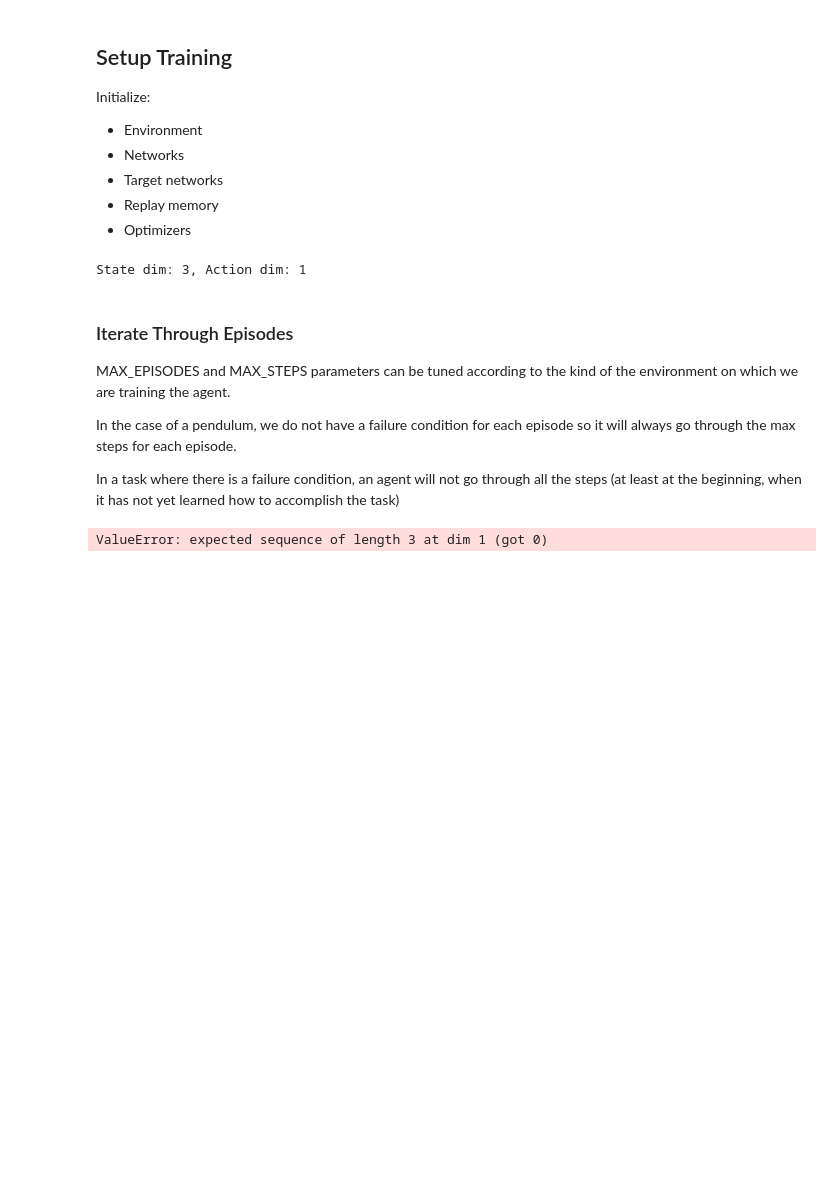
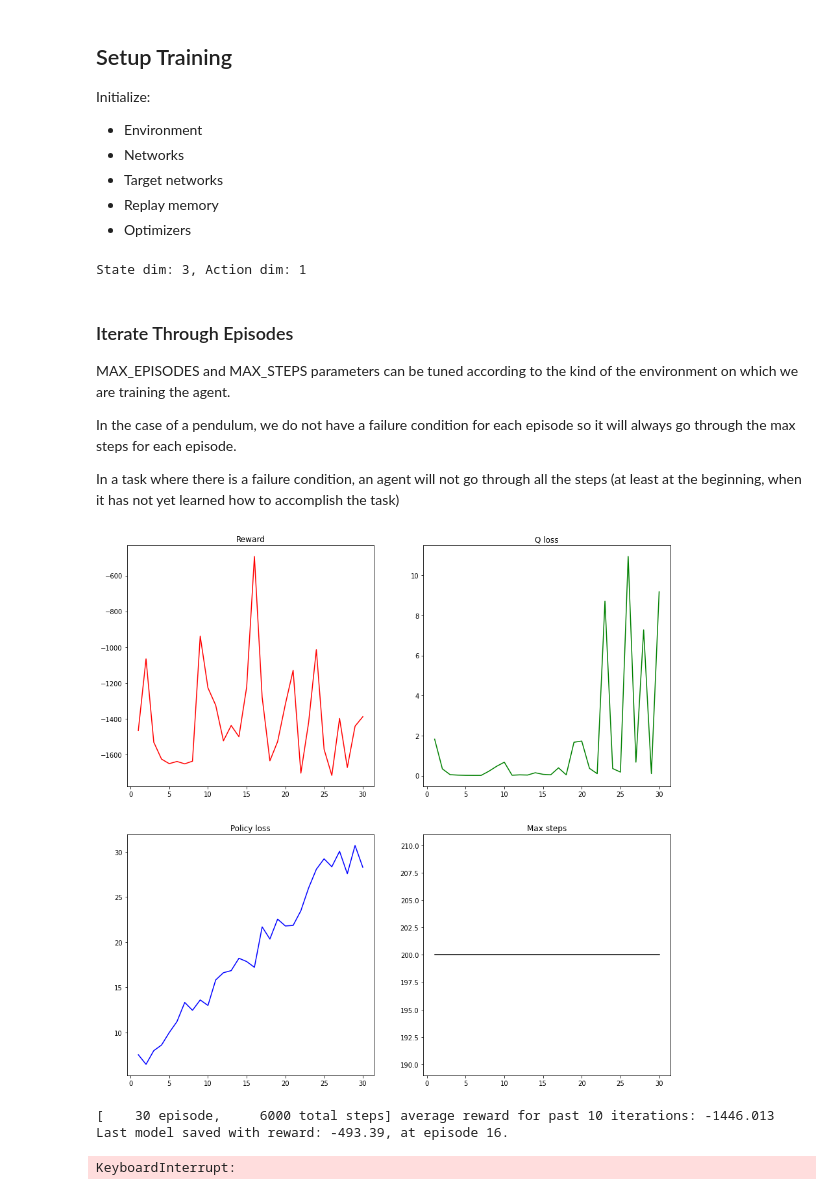
Before and after one commit to Sven-J-Steinert/Rocket-Hopper-DDPG, a Jupyter notebook: DDPG_controller.ipynb, the cells around one changed output. Saved outputs shown, nothing was run; the diff lists cells and outputs as text; code cells hidden in the pictures; blank space fills up the shorter version.

```diff
--- a/DDPG_controller.ipynb
+++ b/DDPG_controller.ipynb
@@ -68,7 +68,7 @@ epsilon_decay = 1./100000 #this is ok for a simple task like inverted pendulum,
                      #to zero.
 PRINT_EVERY = 10 #Print info about average reward every PRINT_EVERY
 
-ENV_NAME = "Pendulum-v1" # For the hopper put "Hopper-v2"
+ENV_NAME = "Pendulum-v0" # For the hopper put "Hopper-v2"
 #check other environments to play with at https://gym.openai.com/envs/
 # %% [markdown]
 ### Replay Buffer
@@ -361,9 +361,9 @@ for episode in range(MAX_EPISODES):
         #loss=0
         global_step +=1
         epsilon -= epsilon_decay
-        #actor.eval()
+        actor.eval()
         a = actor.get_action(s)
-        #actor.train()
+        actor.train()
 
         a += noise()*max(0, epsilon)
         a = np.clip(a, -1., 1.)
@@ -416,31 +416,34 @@ for episode in range(MAX_EPISODES):
         s = deepcopy(s2)
         ep_reward += reward
 
 
         #if terminal:
         #    noise.reset()
         #    break
 
     try:
         plot_reward.append([ep_reward, episode+1])
         plot_policy.append([policy_loss.data, episode+1])
         plot_q.append([q_loss.data, episode+1])
         plot_steps.append([step+1, episode+1])
     except:
         continue
     average_reward += ep_reward
 
     if ep_reward > best_reward:
         torch.save(actor.state_dict(), 'best_model_pendulum.pkl') #Save the actor model for future testing
         best_reward = ep_reward
         saved_reward = ep_reward
         saved_ep = episode+1
 
     if (episode % PRINT_EVERY) == (PRINT_EVERY-1):    # print every print_every episodes
         subplot(plot_reward, plot_policy, plot_q, plot_steps)
         print('[%6d episode, %8d total steps] average reward for past {} iterations: %.3f'.format(PRINT_EVERY) %
               (episode + 1, global_step, average_reward / PRINT_EVERY))
         print("Last model saved with reward: {:.2f}, at episode {}.".format(saved_reward, saved_ep))
         average_reward = 0 #reset average reward
 # %% [output]
+[figure, added]
-ValueError: expected sequence of length 3 at dim 1 (got 0)
+[    30 episode,     6000 total steps] average reward for past 10 iterations: -1446.013
+Last model saved with reward: -493.39, at episode 16.
+KeyboardInterrupt:
```
Also changed, not shown: parts of 1 cell of this notebook.
